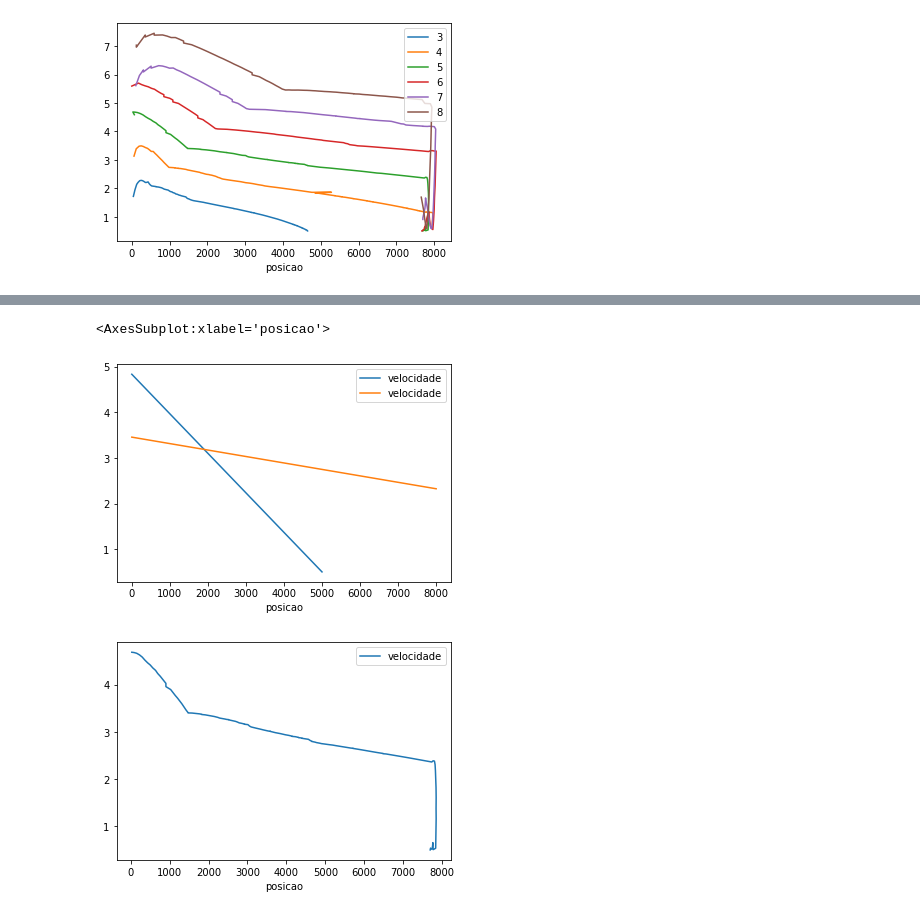
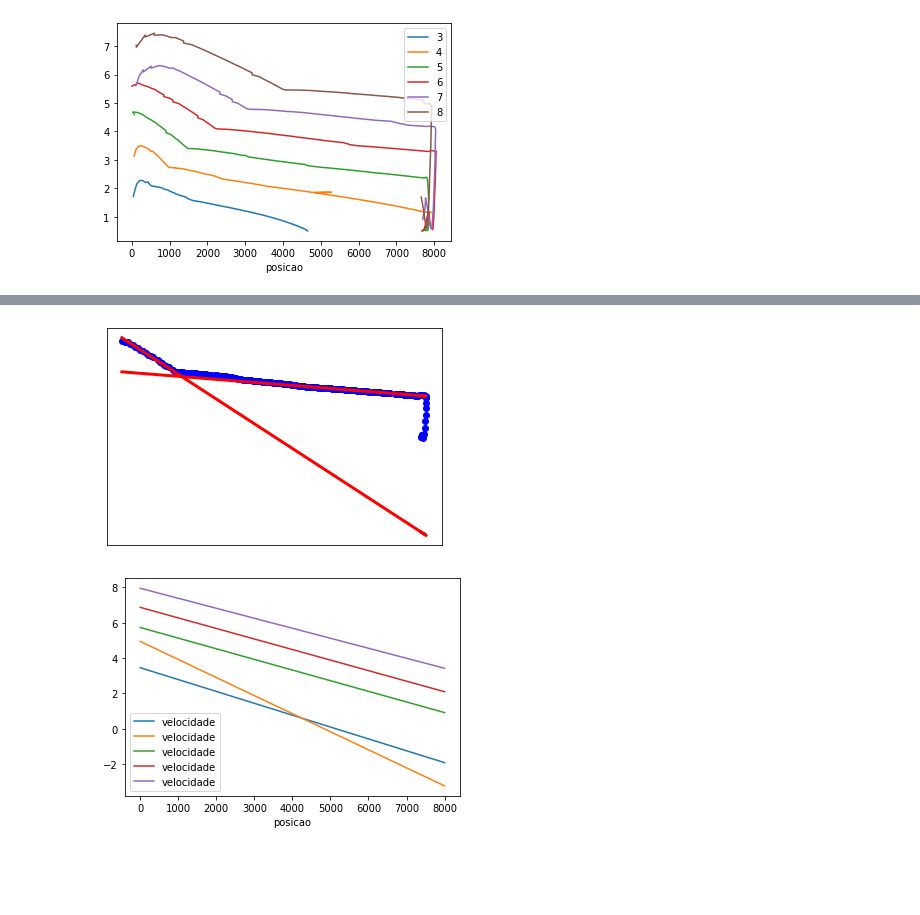
Before and after one commit to jpspm/Ball-analysis, a Jupyter notebook: analise.ipynb, the cells around one changed output, grey strips where cells are left out. Saved outputs shown, nothing was run; the diff lists cells and outputs as text; code cells hidden in the pictures; blank space fills up the shorter version.

```diff
--- a/analise.ipynb
+++ b/analise.ipynb
@@ -22,6 +32,0 @@ df.head()
-# %%
-test = df.iloc[0]
-df.drop(0, axis=0, inplace= True)
-# %%
-for i in df.index:
-    print(i)
@@ -139,0 +126,9 @@ print(interceptions[2])
+# %%
+plt.scatter(dfprecision[2]['posicao'], dfprecision[2]['velocidade'], color='blue')
+plt.plot(dfprecision[2]['posicao'], reg.predict(dfprecision[2][['posicao']]), color='red', linewidth=3)
+plt.plot(dfprecision[2]['posicao'], reg2.predict(dfprecision[2][['posicao']]), color='red', linewidth=3)
+plt.xticks(())
+plt.yticks(())
+plt.show()
+# %% [output]
+[figure, added]
@@ -140,9 +145,7 @@ print(interceptions[2])
 # %%
-ax = retas1[2].plot(x = 'posicao',y = 'velocidade', kind = 'line')
-retas2[2].plot(ax = ax, x = 'posicao',y = 'velocidade', kind = 'line')
-dfprecision[2].plot(x = 'posicao',y = 'velocidade', kind = 'line')
+ax = plt.subplot()
+for i in retas1:
+    ax = i.plot(ax = ax, x = 'posicao',y = 'velocidade', kind = 'line')
 # %% [output]
-<AxesSubplot:xlabel='posicao'>
-[figure, old version]
+[figure, new version]
-[figure, removed]
 # %%
```
Also changed, not shown: parts of 15 cells of this notebook.
